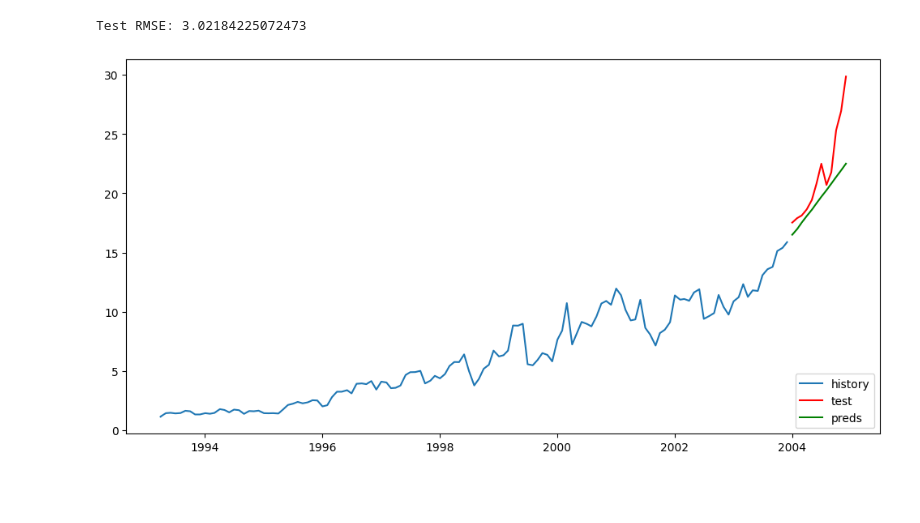
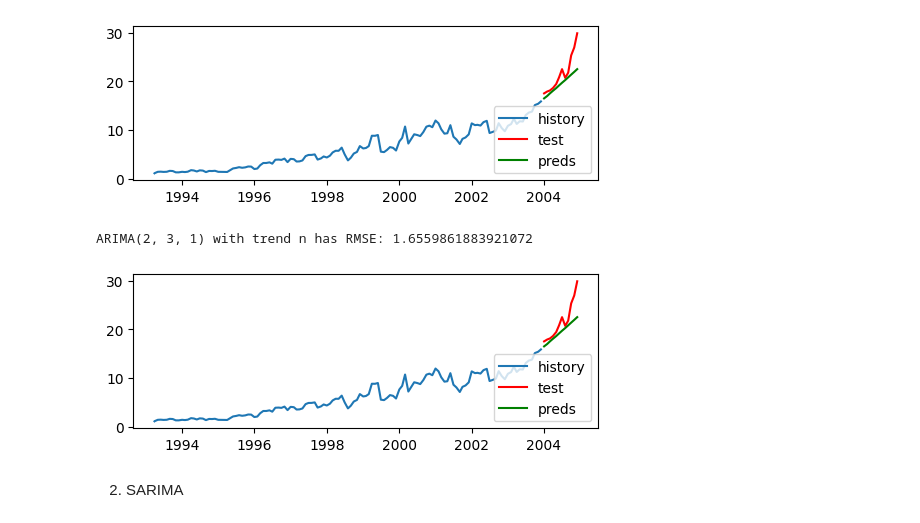
Before and after one commit to igomez10/timeseriescheatheet, a Jupyter notebook: hw3.ipynb, the cells around one changed output. Cells and saved outputs as stored; diff of their text form; code cells hidden in the pictures; blank space fills up the shorter version.

```diff
--- a/hw3.ipynb
+++ b/hw3.ipynb
@@ -46,13 +16,22 @@ def evaluate_models(dataset, train_ratio, p_values, d_values, q_values, trend_va
 # %%
-p_values = [0, 1, 2, 3]
-d_values = [0, 1, 2, 3]
-q_values = [0, 1, 2, 3]
-trend_values = ["n", [1, 1, 1, 1]]
-best_cfg, best_trend = evaluate_models(
-    sb_hist, 0.8, p_values, d_values, q_values, trend_values
+p_values: list[int] = [0, 1, 2, 3]
+d_values: list[int] = [0, 1, 2, 3]
+q_values: list[int] = [0, 1, 2, 3]
+trend_values: list[str | list[int]] = ["n", [1, 1, 1, 1]]
+best_cfg, best_trend = hw3helper.evaluate_arima_models(
+    sb_hist.to_numpy(), 0.8, p_values, d_values, q_values, trend_values
 )
 p, d, q = best_cfg
 model = ARIMA(sb_hist, order=(p, d, q), trend=best_trend)
 results = model.fit()
-# print(results.summary())
+
+print("\n")
+print(f"Best ARIMA{best_cfg} with trend {best_trend}")
+preds = results.forecast(steps=len(sb_test))
+print("predictions:")
+print(preds)
+
+print("\n")
+rmse = np.sqrt(mean_squared_error(sb_test["Adj Close"].values, preds))
+print(f"Test RMSE: {rmse}")
 # %% [output]
@@ -78,14 +56,36 @@ Name: predicted_mean, dtype: float64
-# %%
-rmse = np.sqrt(mean_squared_error(sb_test["Adj Close"].values, preds))
-print(f"Test RMSE: {rmse}")
-# %% [output]
-Test RMSE: 3.02184225072473
 # %%
-fig, ax = plt.subplots(figsize=(12, 6))
+fig, ax = plt.subplots(figsize=(6, 2))
 ax.plot(sb_hist.index, sb_hist["Adj Close"], label="history")
 ax.plot(sb_test.index, sb_test["Adj Close"], label="test", color="red")
 ax.plot(sb_test.index, preds, label="preds", color="green")
 ax.legend(loc="lower right")
 plt.show()
 # %% [output]
-[figure, old version]
+[figure, new version]
+# %%
+X_train = sb_hist.to_numpy()[: int(len(sb_hist) * 0.8)]
+X_test = sb_hist.to_numpy()[int(len(sb_hist) * 0.8) :]
+best_model_results = hw3helper.find_best_arima_model(
+    X_train, X_test, p_values, d_values, q_values, trend_values
+)
+
+print(best_model_results.__str__())
+
+# build a new model using the p d q and trend from the best model found
+model = best_model_results.train_model(sb_hist.to_numpy())
+# make predictions
+
+mypreds = model.forecast(steps=len(sb_test))
+# %% [output]
+ARIMA(2, 3, 1) with trend n has RMSE: 1.6559861883921072
+# %%
+fig, ax = plt.subplots(figsize=(6, 2))
+ax.plot(sb_hist.index, sb_hist["Adj Close"], label="history")
+ax.plot(sb_test.index, sb_test["Adj Close"], label="test", color="red")
+ax.plot(sb_test.index, mypreds, label="preds", color="green")
+ax.legend(loc="lower right")
+plt.show()
+# %% [output]
+[figure, added]
+# %% [markdown]
+2. SARIMA
```
Also changed, not shown: parts of 6 cells of this notebook, 1 other file.
